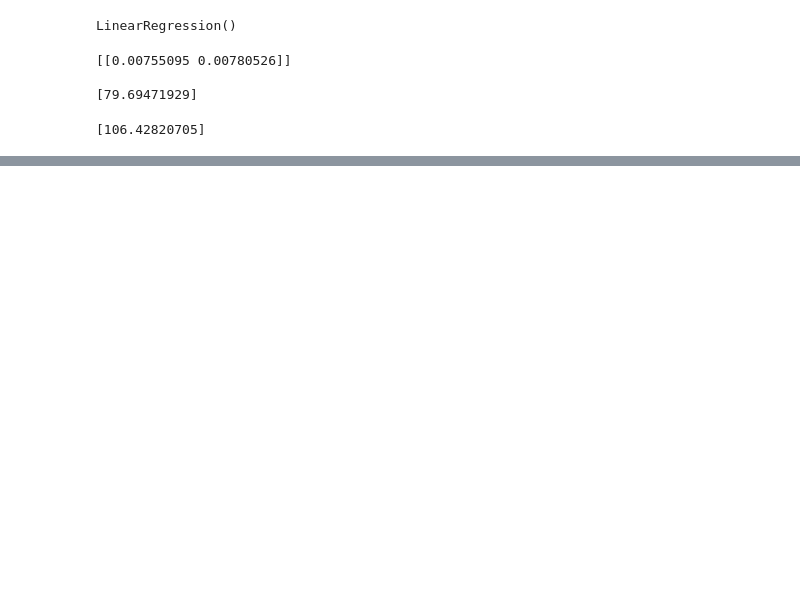
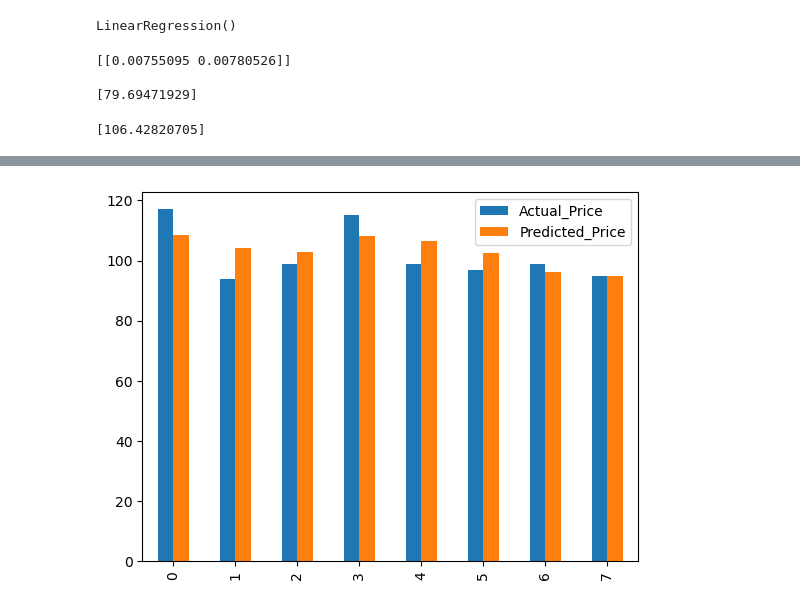
Before and after one commit to code4yonglei/code_4_Tutorials, a Jupyter notebook: machine-learning/1-linear-regression.ipynb, the cells around one changed output, grey strips where cells are left out. Saved outputs shown, nothing was run; the diff lists cells and outputs as text; code cells hidden in the pictures; blank space fills up the shorter version.

```diff
--- a/machine-learning/1-linear-regression.ipynb
+++ b/machine-learning/1-linear-regression.ipynb
@@ -214,0 +309,8 @@ print(predict_co2)
+# %%
+# graph plot for Actual prices and Predicted prices
+
+graph = df4.head(8)
+graph.plot(kind='bar')
+plt.show()
+# %% [output]
+[figure, added]
```
Also changed, not shown: parts of 15 cells of this notebook.
